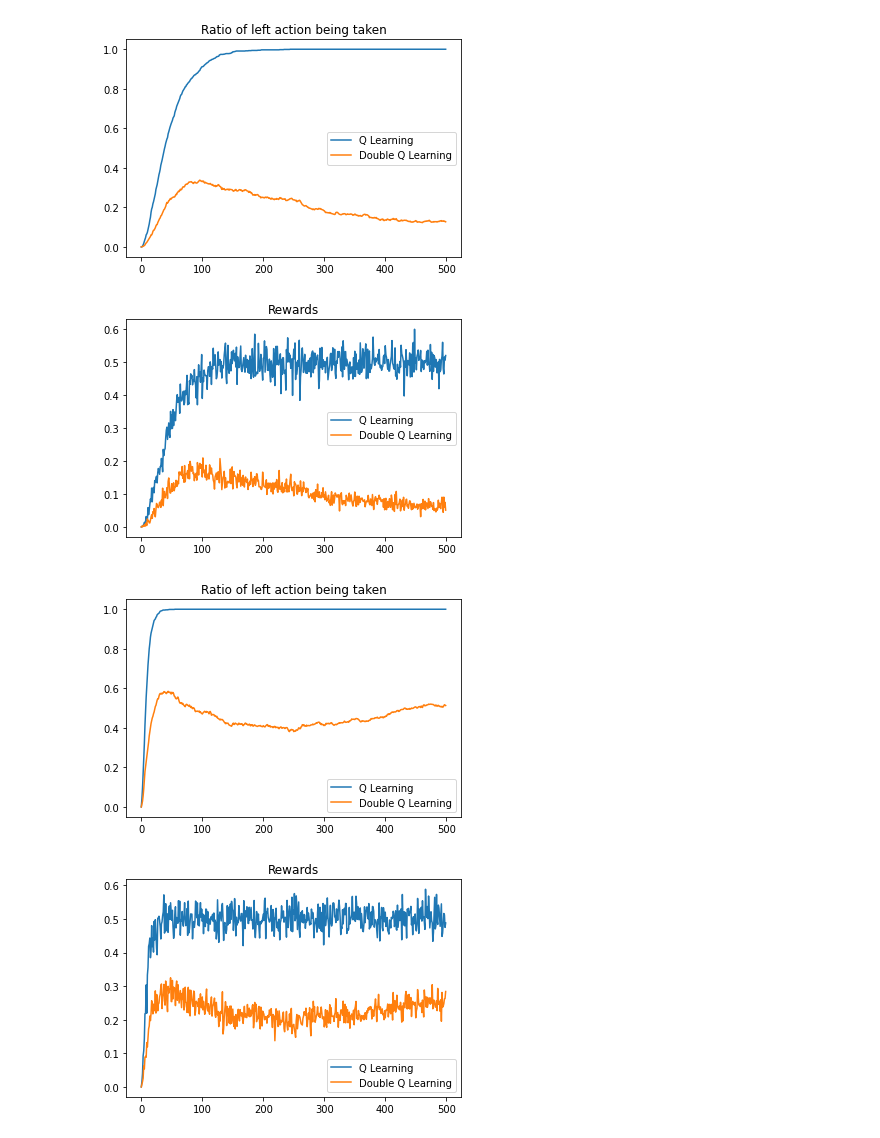
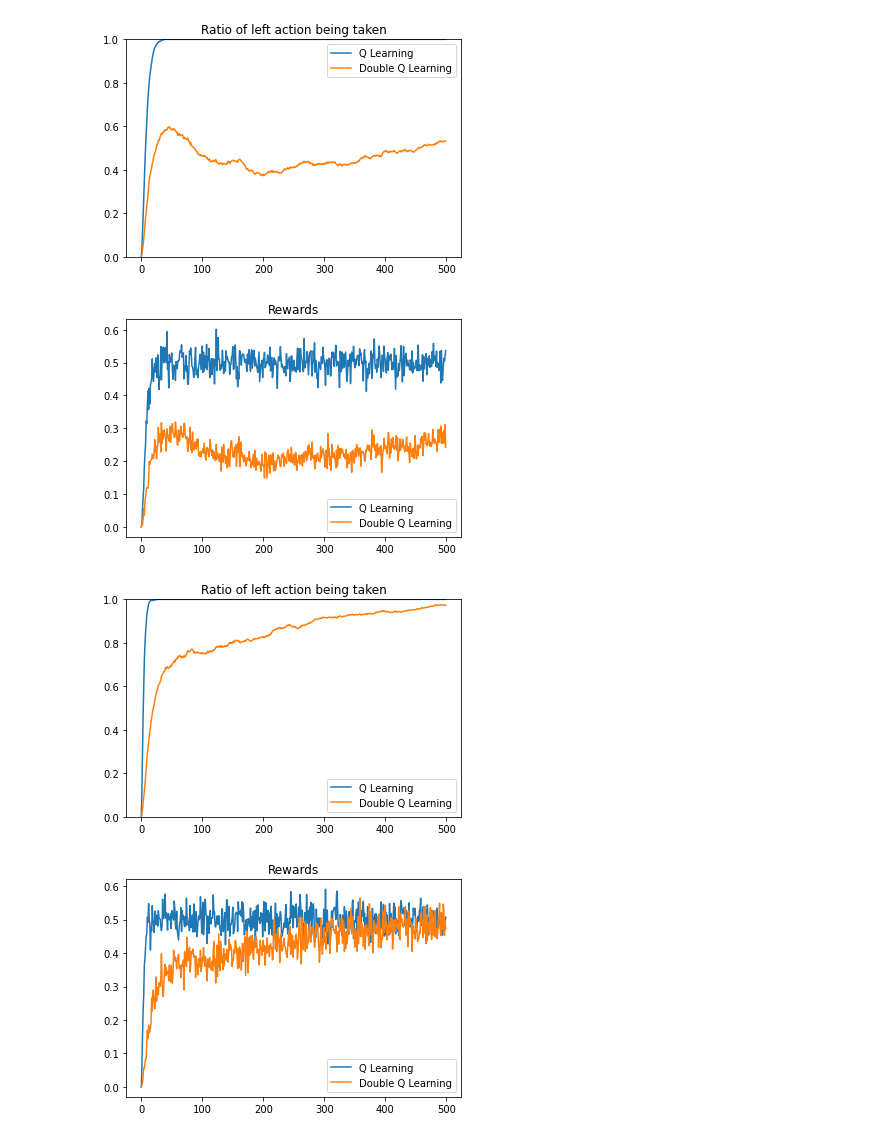
Before and after one commit to ThijsKuipers1995/RL_project, a Jupyter notebook: results.ipynb, the cells around one changed output. Cells and saved outputs as stored; diff of their text form; code cells hidden in the pictures.

```diff
--- a/results.ipynb
+++ b/results.ipynb
@@ -36,10 +91,10 @@ experiments.ratio_left_right(epsilon=1)
 # %%
-experiments.ratio_left_right(mu=0.5, epsilon=0.1, policy="epsilon_greedy")
+experiments.ratio_left_right(mu=0.5, epsilon=0.5, policy_type="epsilon_greedy")
 # %% [output]
-[figure, old version]
+[figure, new version]
-[figure, old version]
+[figure, new version]
 # %%
-experiments.ratio_left_right(mu=0.5, epsilon=0.5, policy="epsilon_greedy")
+experiments.ratio_left_right(mu=0.5, epsilon=0.9, policy_type="epsilon_greedy")
 # %% [output]
-[figure, old version]
+[figure, new version]
-[figure, old version]
+[figure, new version]
```
Also changed, not shown: parts of 21 cells of this notebook, 1 other file.
